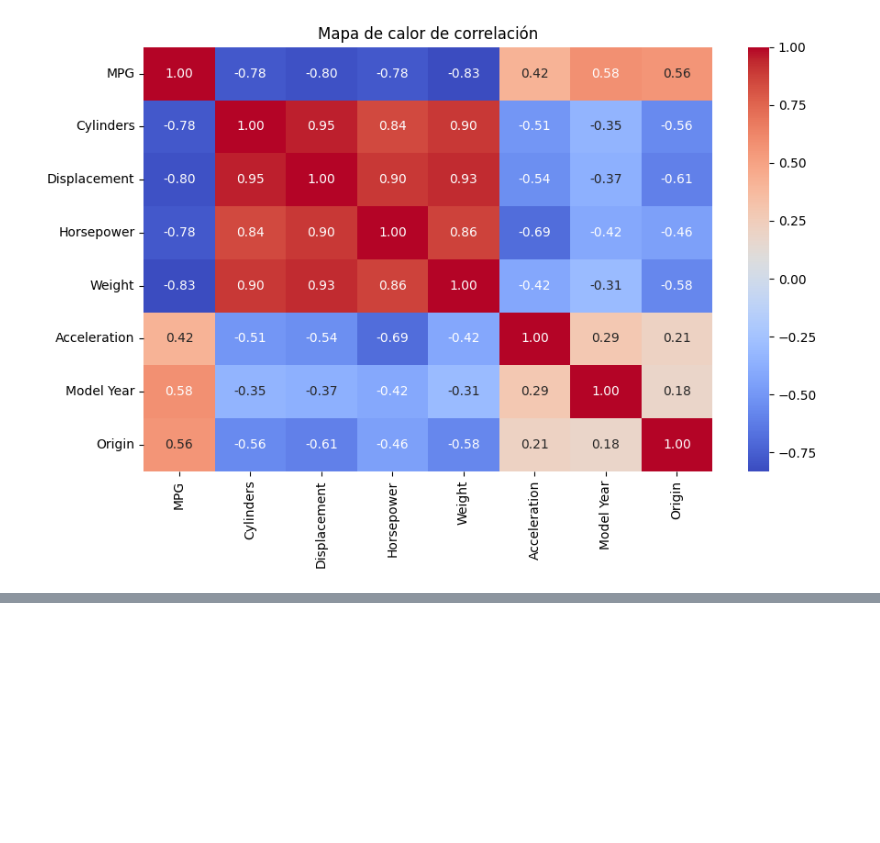
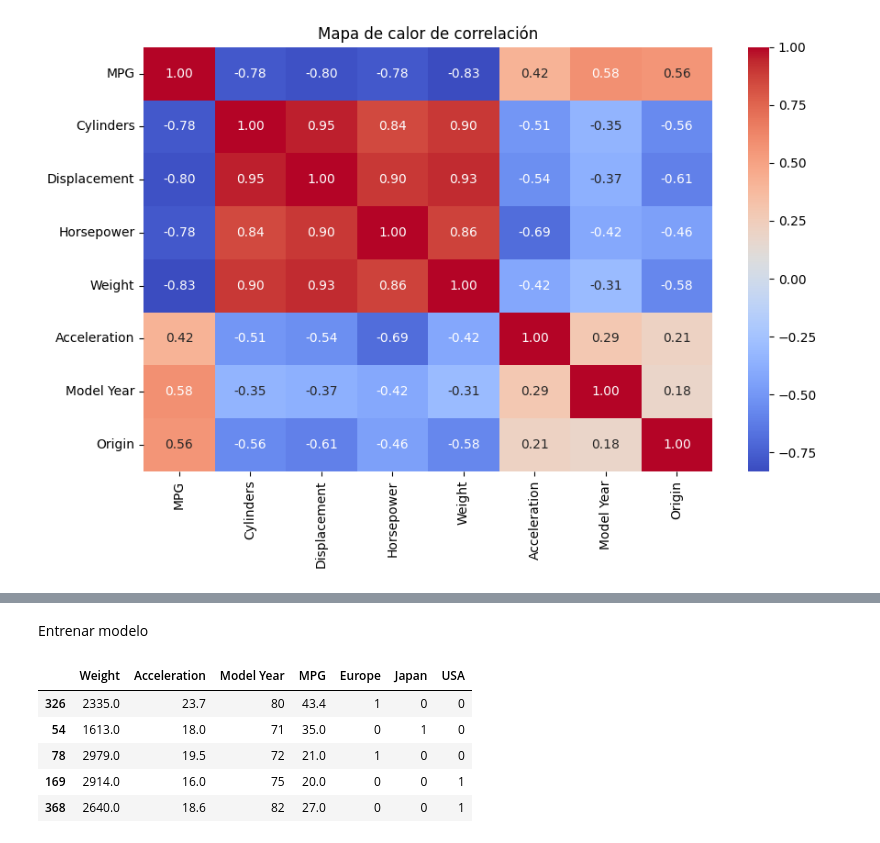
Before and after one commit to daniela-ey/Taller-5-Analitica, a Jupyter notebook: modelo.ipynb, the cells around one changed output, grey strips where cells are left out. Cells and saved outputs as stored; diff of their text form; code cells hidden in the pictures; blank space fills up the shorter version.

Commit message:
hasta train

```diff
--- a/modelo.ipynb
+++ b/modelo.ipynb
@@ -47,2 +47,2 @@ Variables escogidas 'Cylinders', 'Displacement', 'Horsepower', 'Weight'
-# %%
-df = df[['Cylinders', 'Displacement', 'Horsepower', 'Weight']]
+# %%
+df = df[['Weight', 'Acceleration', 'Model Year', 'Origin', 'MPG']]
@@ -48,0 +51,4 @@ df = df[['Cylinders', 'Displacement', 'Horsepower', 'Weight']]
+# %%
+df['Origin'] = df['Origin'].map({1: 'USA', 2: 'Europe', 3: 'Japan'})
+# %%
+df = pd.get_dummies(df, columns=['Origin'], prefix='', prefix_sep='', dtype=int)
@@ -48,0 +90,12 @@ df = df[['Cylinders', 'Displacement', 'Horsepower', 'Weight']]
+# %% [markdown]
+Entrenar modelo
+# %%
+train = df.sample(frac=0.8, random_state=100)
+train.head()
+# %% [output]
+|  | Weight | Acceleration | Model Year | MPG | Europe | Japan | USA |
+| 326 | 2335.0 | 23.7 | 80 | 43.4 | 1 | 0 | 0 |
+| 54 | 1613.0 | 18.0 | 71 | 35.0 | 0 | 1 | 0 |
+| 78 | 2979.0 | 19.5 | 72 | 21.0 | 1 | 0 | 0 |
+| 169 | 2914.0 | 16.0 | 75 | 20.0 | 0 | 0 | 1 |
+| 368 | 2640.0 | 18.6 | 82 | 27.0 | 0 | 0 | 1 |
```
Also changed, not shown: parts of 9 cells of this notebook.
